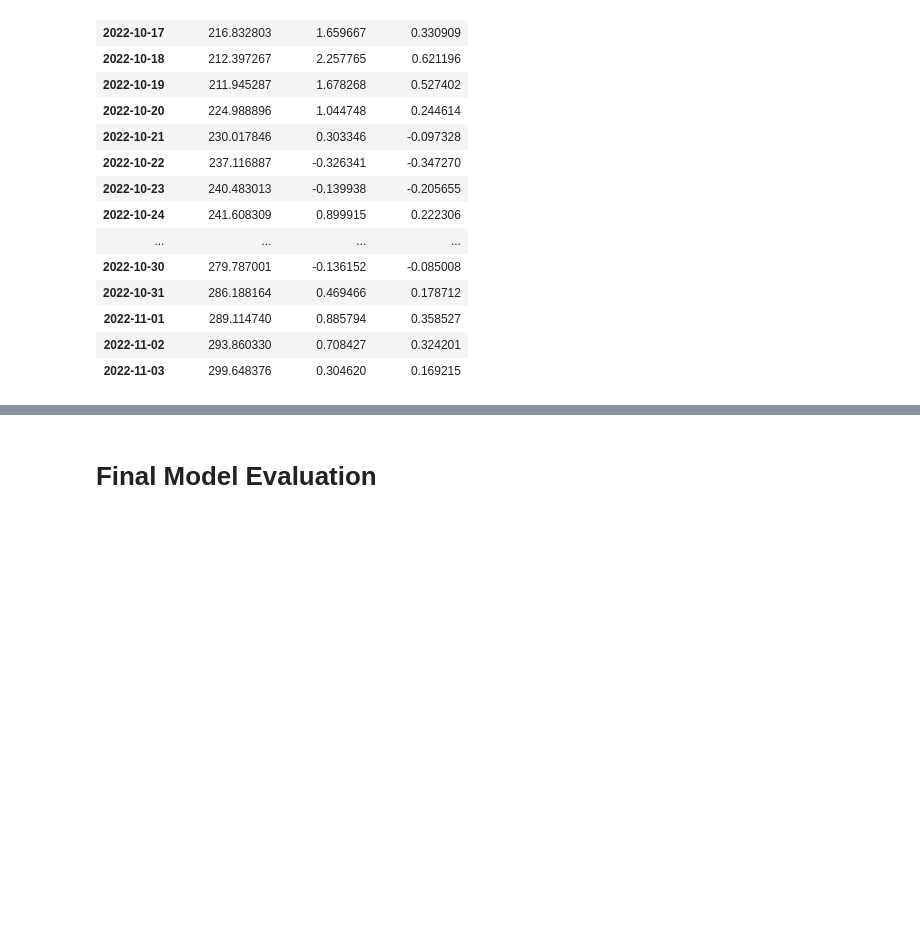
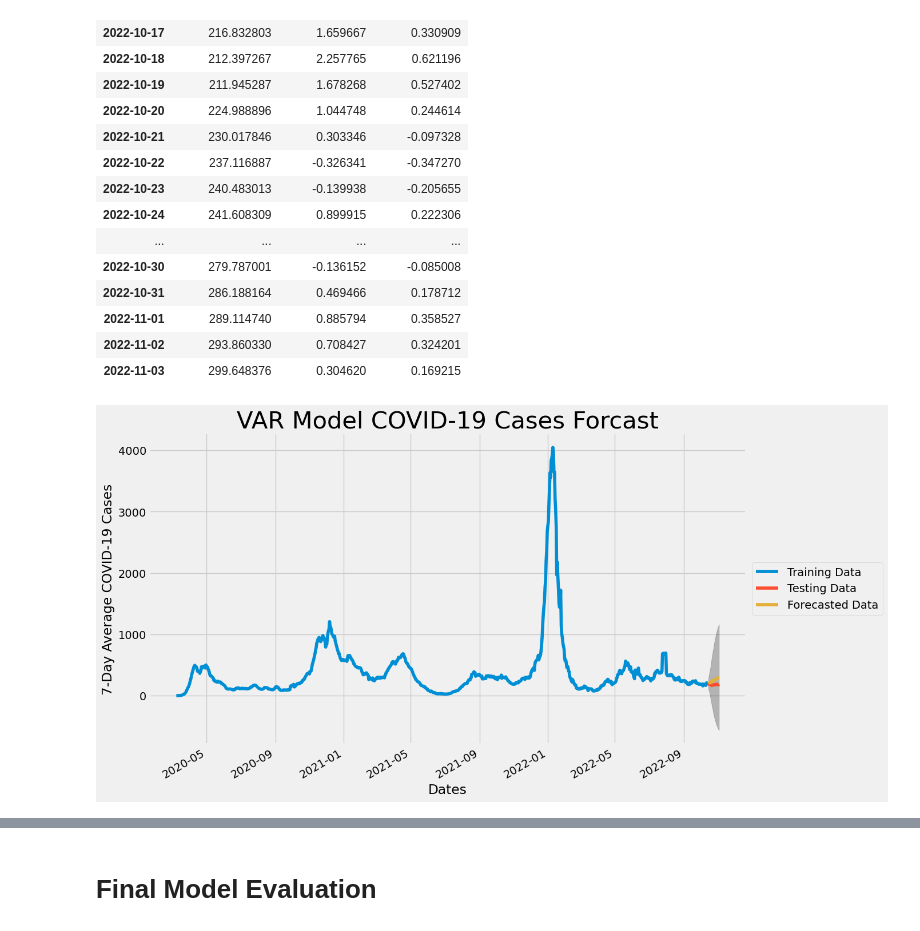
Before and after one commit to sanderlin2013/Predicting-COVID-19-in-Philly, a Jupyter notebook: final_notebook.ipynb, the cells around one changed output, grey strips where cells are left out. Saved outputs shown, nothing was run; the diff lists cells and outputs as text; code cells hidden in the pictures; blank space fills up the shorter version.

```diff
--- a/final_notebook.ipynb
+++ b/final_notebook.ipynb
@@ -316,14 +330,11 @@ plt.ylabel('Number of Confimed Cases', fontsize=20);
 # %% [markdown]
 ### Test Train Split: Target Variable
 # %%
-#this will leave us with 20 days in our test set, and 10 in our validation set
-cutoff_test = 30
-cutoff_val = 10
+# this will leave us with 20 days in our test set and 961 in our training set
+cutoff_test = 20
 
 X_train = symptoms[:-cutoff_test]
-X_test = symptoms[-cutoff_test: -cutoff_val]
-X_val = symptoms[-cutoff_val:]
+X_test = symptoms[-cutoff_test: ]
 
 y_train = target[:-cutoff_test]
-y_test = target[-cutoff_test: -cutoff_val]
-y_val = target[-cutoff_val:]
+y_test = target[-cutoff_test:]
@@ -841,4 +817,9 @@ predictions
 | 2022-11-01 | 289.114740 | 0.885794 | 0.358527 |
 | 2022-11-02 | 293.860330 | 0.708427 | 0.324201 |
 | 2022-11-03 | 299.648376 | 0.304620 | 0.169215 |
+# %%
+plot_model(var_df["Target"], y_test, predictions["Target predicted"], "VAR Model COVID-19 Cases Forcast",
+           '7-Day Average COVID-19 Cases', conf_interval=var_conf)
+# %% [output]
+[figure, added]
 # %%
```
Also changed, not shown: parts of 75 cells of this notebook, 5 other files.
